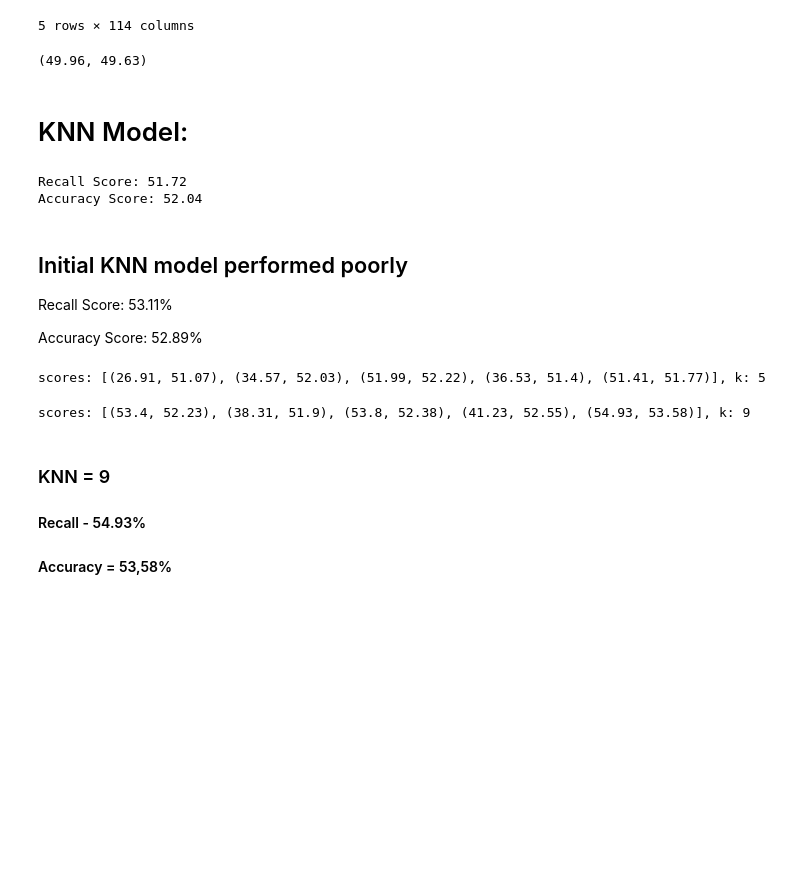
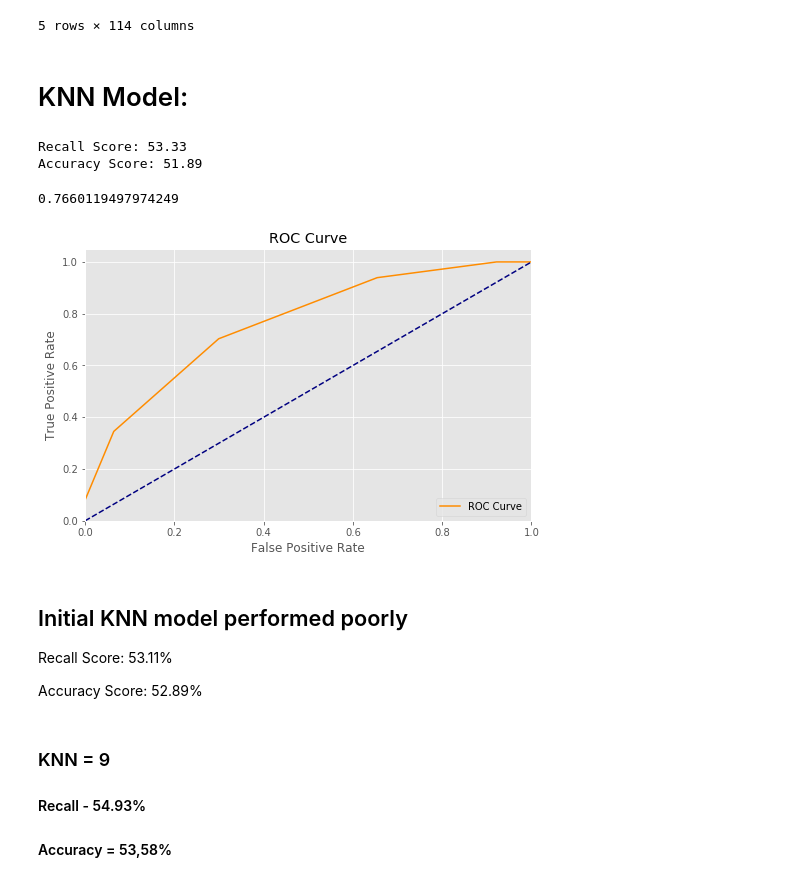
Before and after one commit to Gal-Gilor/In_Zeus_We_Trust, a Jupyter notebook: dota_classification_models.ipynb, the cells around one changed output. Saved outputs shown, nothing was run; the diff lists cells and outputs as text; code cells hidden in the pictures; blank space fills up the shorter version.

```diff
--- a/dota_classification_models.ipynb
+++ b/dota_classification_models.ipynb
@@ -31,15 +31,6 @@ df.drop(['Won'], axis=1, inplace=True)
 # %%
 # Create seprate training and testing sets
 x_train, x_test, y_train, y_test = train_test_split(df, labels, test_size=0.25)
-# %%
-from sklearn.dummy import DummyClassifier
-dummy = DummyClassifier(strategy='stratified', random_state=123)
-dummy.fit(x_train, y_train)
-
-dummy_pred = dummy.predict(x_test)
-hlf.print_metrics(y_test, dummy_pred)
-# %% [output]
-(49.96, 49.63)
 # %% [markdown]
 #   KNN Model:
 # %%
@@ -51,10 +42,15 @@ knn.fit(x_train, y_train.values.ravel())
 
 knn_pred = knn.predict(x_test)
 
-k5recall, k5acc = hlf.print_metrics(y_test, knn_pred, print_score=True)
+_, _ = hlf.print_metrics(y_test, knn_pred, print_score=True)
 # %% [output]
-Recall Score: 51.72
-Accuracy Score: 52.04
+Recall Score: 53.33
+Accuracy Score: 51.89
+# %%
+hlf.plot_roc_curve(knn, x_train, y_train)
+# %% [output]
+0.7660119497974249
+[figure, added]
 # %% [markdown]
 ## Initial KNN model performed poorly
 Recall Score: 53.11%
@@ -84,14 +80,10 @@ def multiple_knn(df, labels, ks=[5]):
 # run model again k = 2, 4, 5, 6, 7
 acc, k, scores = multiple_knn(df, labels, ks=[2, 4, 5, 6, 7])
 print(f"scores: {scores}, k: {k}")
-# %% [output]
-scores: [(26.91, 51.07), (34.57, 52.03), (51.99, 52.22), (36.53, 51.4), (51.41, 51.77)], k: 5
 # %%
 # run model again k =  5, 6, 7, 8, 9
 acc, k, scores = multiple_knn(df, labels, ks=[5, 6, 7, 8, 9])
 print(f"scores: {scores}, k: {k}")
-# %% [output]
-scores: [(53.4, 52.23), (38.31, 51.9), (53.8, 52.38), (41.23, 52.55), (54.93, 53.58)], k: 9
 # %% [markdown]
 ### KNN = 9
 
```
Also changed, not shown: parts of 38 cells of this notebook, 1 other file.
